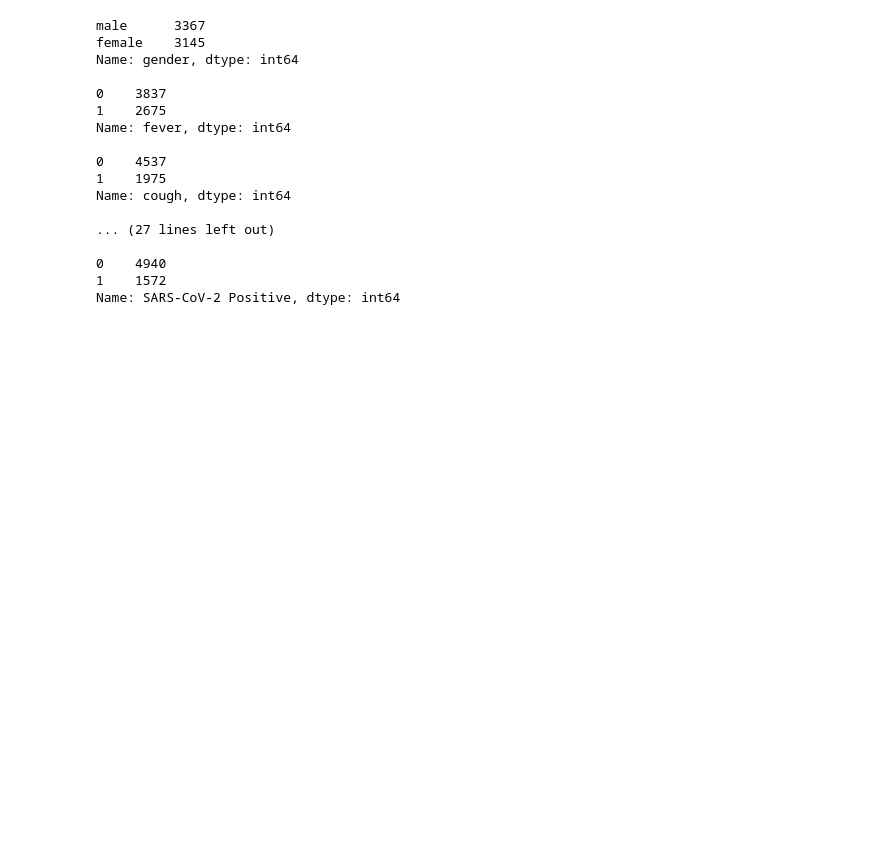
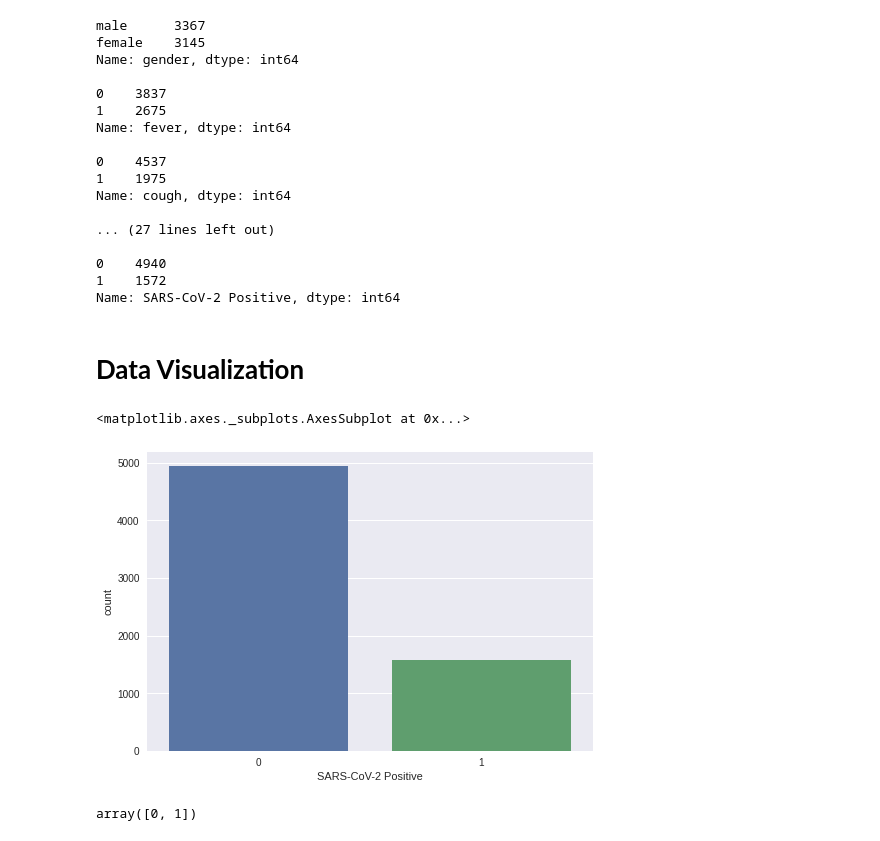
Before and after one commit to DocBot-Bangkit-2021/DocBot-MachineLearningModels, a Jupyter notebook: Covid-19/Covid19_Baseline_Model.ipynb, the cells around one changed output. Saved outputs shown, nothing was run; the diff lists cells and outputs as text; code cells hidden in the pictures; blank space fills up the shorter version.

Commit message:
Data Visualization Covid19_Baseline_Model.ipynb

```diff
--- a/Covid-19/Covid19_Baseline_Model.ipynb
+++ b/Covid-19/Covid19_Baseline_Model.ipynb
@@ -195,3 +195,14 @@ Name: cough, dtype: int64
 0    4940
 1    1572
 Name: SARS-CoV-2 Positive, dtype: int64
+# %% [markdown]
+# **Data Visualization**
+# %%
+sns.countplot(df['SARS-CoV-2 Positive'], label="SARS-CoV-2 Positive")
+# %% [output]
+<matplotlib.axes._subplots.AxesSubplot at 0x...>
+[figure, added]
+# %%
+df['SARS-CoV-2 Positive'].unique()
+# %% [output]
+array([0, 1])
```
Also changed, not shown: parts of 3 cells of this notebook.
